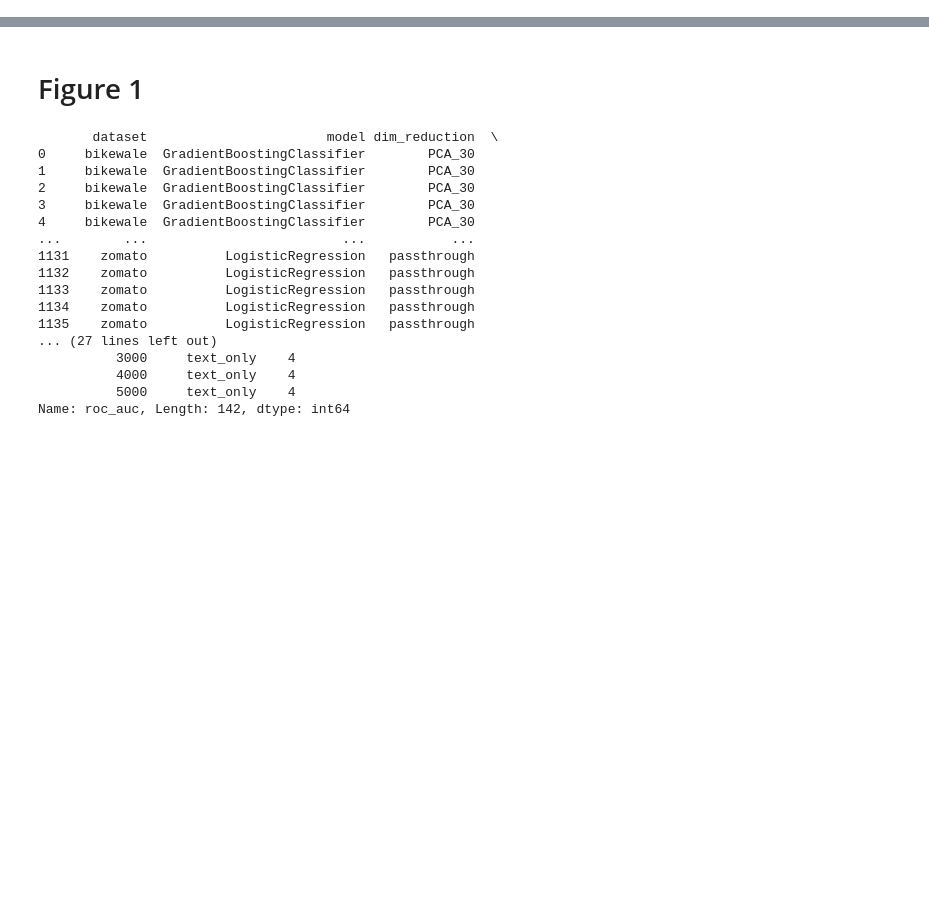
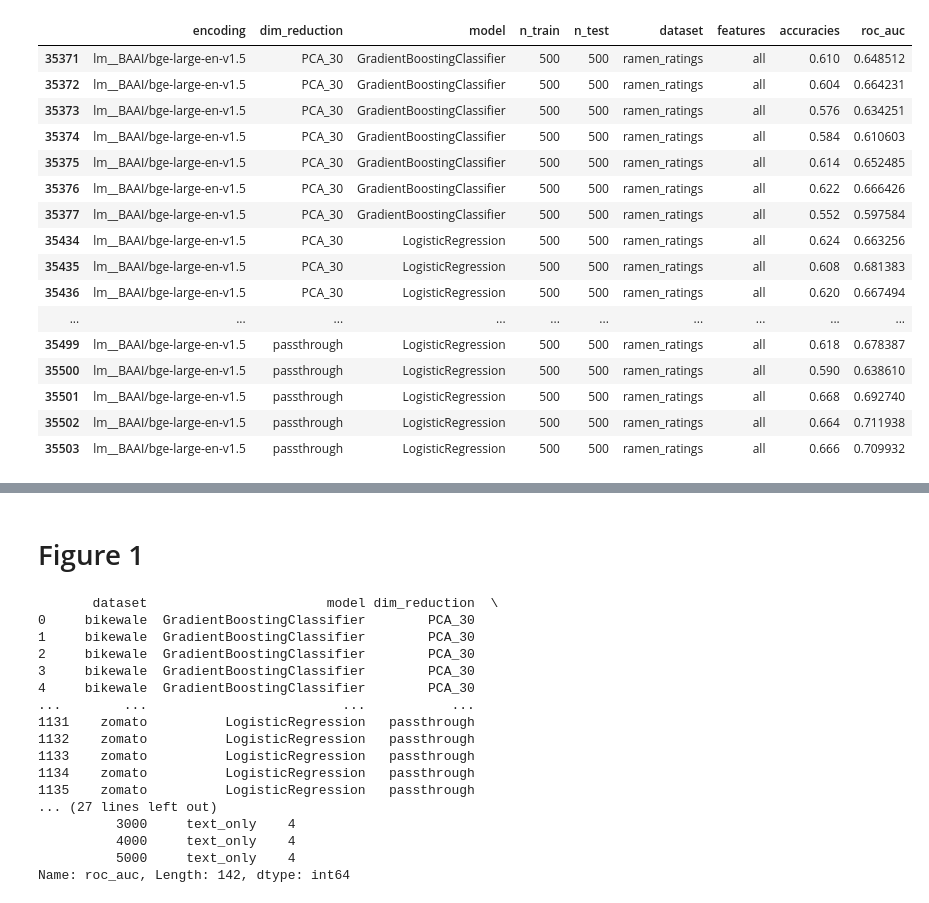
Before and after one commit to LeoGrin/lm_tab, a Jupyter notebook: scripts/final_plots.ipynb, the cells around one changed output, grey strips where cells are left out. Saved outputs shown, nothing was run; the diff lists cells and outputs as text; code cells hidden in the pictures; blank space fills up the shorter version.

```diff
--- a/scripts/final_plots.ipynb
+++ b/scripts/final_plots.ipynb
@@ -0,0 +107,23 @@
+# %%
+melted_results = pd.concat([pd.read_csv("../results/results_limited_15_11.csv"),
+                            pd.read_csv("../results/results_new_datasets_29_08.csv"),
+                            pd.read_csv("../results/results_new_datasets_29_08_2.csv")])
+melted_results[(melted_results["dataset"] == "ramen_ratings") & (melted_results["n_train"] == 500) & (melted_results["features"] == "all") & (melted_results["encoding"] == "lm__BAAI/bge-large-en-v1.5")]
+# %% [output]
+|  | encoding | dim_reduction | model | n_train | n_test | dataset | features | accuracies | roc_auc |
+| 35371 | lm__BAAI/bge-large-en-v1.5 | PCA_30 | GradientBoostingClassifier | 500 | 500 | ramen_ratings | all | 0.610 | 0.648512 |
+| 35372 | lm__BAAI/bge-large-en-v1.5 | PCA_30 | GradientBoostingClassifier | 500 | 500 | ramen_ratings | all | 0.604 | 0.664231 |
+| 35373 | lm__BAAI/bge-large-en-v1.5 | PCA_30 | GradientBoostingClassifier | 500 | 500 | ramen_ratings | all | 0.576 | 0.634251 |
+| 35374 | lm__BAAI/bge-large-en-v1.5 | PCA_30 | GradientBoostingClassifier | 500 | 500 | ramen_ratings | all | 0.584 | 0.610603 |
+| 35375 | lm__BAAI/bge-large-en-v1.5 | PCA_30 | GradientBoostingClassifier | 500 | 500 | ramen_ratings | all | 0.614 | 0.652485 |
+| 35376 | lm__BAAI/bge-large-en-v1.5 | PCA_30 | GradientBoostingClassifier | 500 | 500 | ramen_ratings | all | 0.622 | 0.666426 |
+| 35377 | lm__BAAI/bge-large-en-v1.5 | PCA_30 | GradientBoostingClassifier | 500 | 500 | ramen_ratings | all | 0.552 | 0.597584 |
+| 35434 | lm__BAAI/bge-large-en-v1.5 | PCA_30 | LogisticRegression | 500 | 500 | ramen_ratings | all | 0.624 | 0.663256 |
+| 35435 | lm__BAAI/bge-large-en-v1.5 | PCA_30 | LogisticRegression | 500 | 500 | ramen_ratings | all | 0.608 | 0.681383 |
+| 35436 | lm__BAAI/bge-large-en-v1.5 | PCA_30 | LogisticRegression | 500 | 500 | ramen_ratings | all | 0.620 | 0.667494 |
+| ... | ... | ... | ... | ... | ... | ... | ... | ... | ... |
+| 35499 | lm__BAAI/bge-large-en-v1.5 | passthrough | LogisticRegression | 500 | 500 | ramen_ratings | all | 0.618 | 0.678387 |
+| 35500 | lm__BAAI/bge-large-en-v1.5 | passthrough | LogisticRegression | 500 | 500 | ramen_ratings | all | 0.590 | 0.638610 |
+| 35501 | lm__BAAI/bge-large-en-v1.5 | passthrough | LogisticRegression | 500 | 500 | ramen_ratings | all | 0.668 | 0.692740 |
+| 35502 | lm__BAAI/bge-large-en-v1.5 | passthrough | LogisticRegression | 500 | 500 | ramen_ratings | all | 0.664 | 0.711938 |
+| 35503 | lm__BAAI/bge-large-en-v1.5 | passthrough | LogisticRegression | 500 | 500 | ramen_ratings | all | 0.666 | 0.709932 |
```
Also changed, not shown: parts of 14 cells of this notebook, 15 other files.
